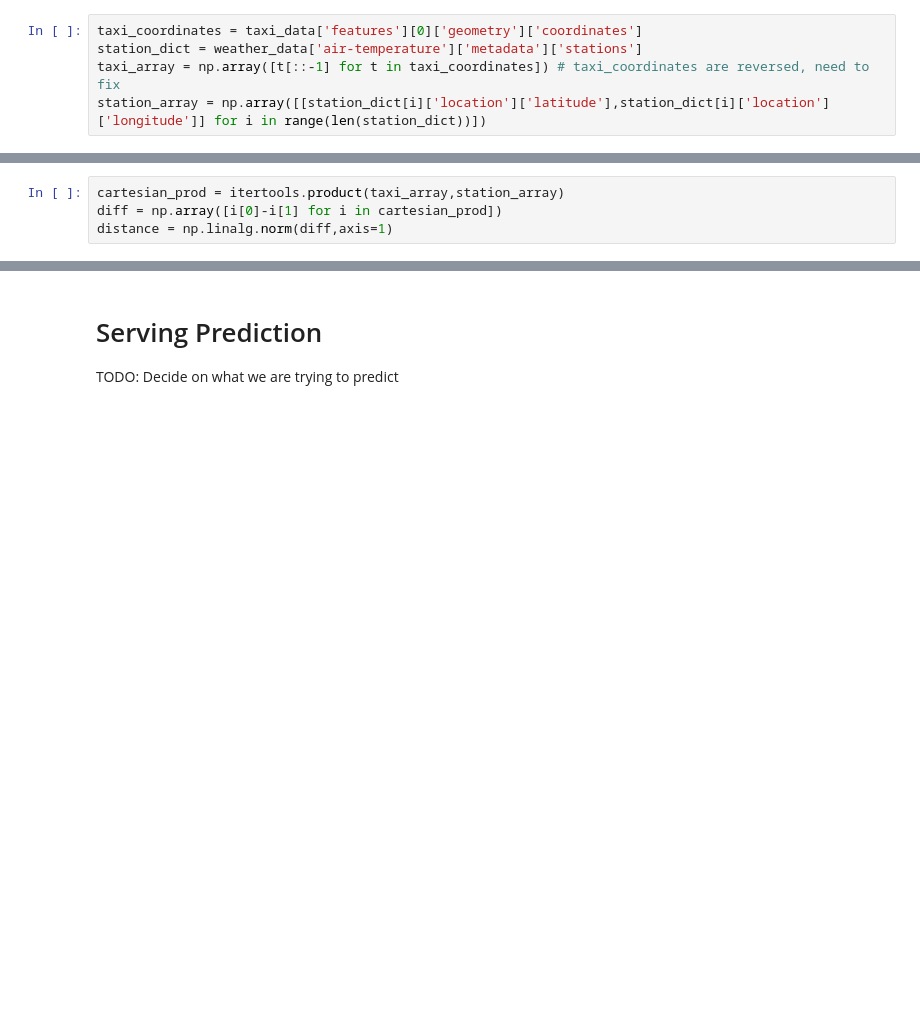
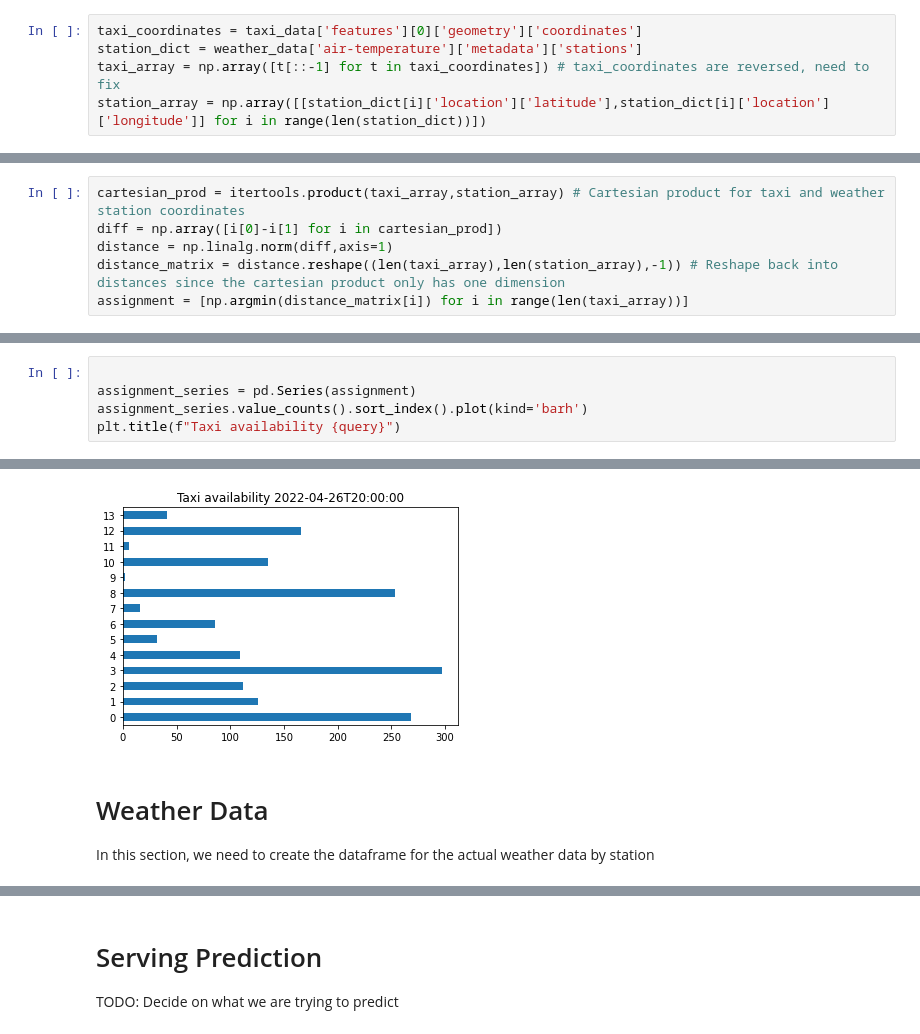
Before and after one commit to spencerkmarley/smu-cs611-mleng-project, a Jupyter notebook: eda/eda.ipynb, the cells around one changed output, grey strips where cells are left out. Saved outputs shown, nothing was run; the diff lists cells and outputs as text; blank space fills up the shorter version.

```diff
--- a/eda/eda.ipynb
+++ b/eda/eda.ipynb
@@ -48,4 +80,6 @@ station_array = np.array([[station_dict[i]['location']['latitude'],station_dict[
 # %%
-cartesian_prod = itertools.product(taxi_array,station_array)
+cartesian_prod = itertools.product(taxi_array,station_array) # Cartesian product for taxi and weather station coordinates
 diff = np.array([i[0]-i[1] for i in cartesian_prod])
 distance = np.linalg.norm(diff,axis=1)
+distance_matrix = distance.reshape((len(taxi_array),len(station_array),-1)) # Reshape back into distances since the cartesian product only has one dimension
+assignment = [np.argmin(distance_matrix[i]) for i in range(len(taxi_array))]
@@ -76,0 +92,6 @@ weather_data['air-temperature']
+# %%
+
+assignment_series = pd.Series(assignment)
+assignment_series.value_counts().sort_index().plot(kind='barh')
+plt.title(f"Taxi availability {query}")
+# %% [output]
@@ -77,3 +99,8 @@ weather_data['air-temperature']
+[figure, added]
+# %% [markdown]
+# Weather Data
+
+In this section, we need to create the dataframe for the actual weather data by station
 # %%
 print(weather_data['air-temperature']['metadata'])
 print(weather_data['air-temperature']['items'])
```
Also changed, not shown: parts of 17 cells of this notebook.
